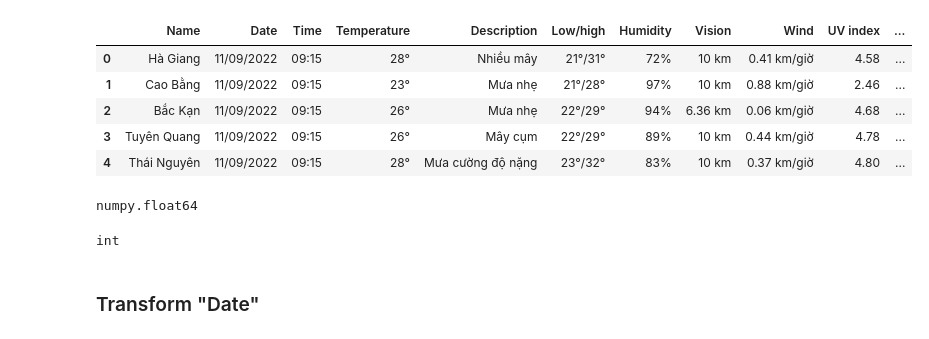
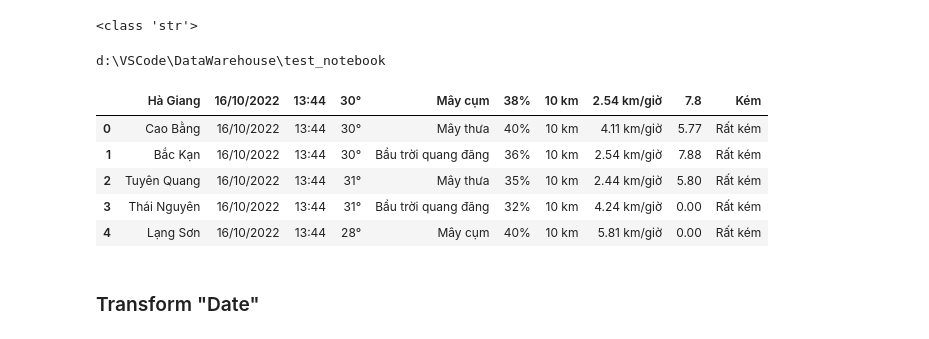
Before and after one commit to nguyenthanhnhan-st-961/2022_T4_Nhom3, a Jupyter notebook: test_notebook/test.ipynb, the cells around one changed output. Cells and saved outputs as stored; diff of their text form; code cells hidden in the pictures.

```diff
--- a/test.ipynb
+++ b/test_notebook/test.ipynb
@@ -4,22 +89,23 @@ from datetime import datetime, date, time
+# %%
+from datetime import datetime
+print(type(datetime.now().strftime('%Y-%m-%d')))
+# %% [output]
+<class 'str'>
+# %%
+import os
+print(os.getcwd())
+# %% [output]
+d:\VSCode\DataWarehouse\test_notebook
 # %%
-data = pd.read_csv('D:\VSCode\DataWarehouse\weather_data_extracted.csv')
+data = pd.read_csv('D:/VSCode/DataWarehouse/csvfile/extracted_data.csv')
 data.head()
 # %% [output]
-|  | Name | Date | Time | Temperature | Description | Low/high | Humidity | Vision | Wind | UV index | ... |
-| 0 | Hà Giang | 11/09/2022 | 09:15 | 28° | Nhiều mây | 21°/31° | 72% | 10 km | 0.41 km/giờ | 4.58 | ... |
-| 1 | Cao Bằng | 11/09/2022 | 09:15 | 23° | Mưa nhẹ | 21°/28° | 97% | 10 km | 0.88 km/giờ | 2.46 | ... |
-| 2 | Bắc Kạn | 11/09/2022 | 09:15 | 26° | Mưa nhẹ | 22°/29° | 94% | 6.36 km | 0.06 km/giờ | 4.68 | ... |
-| 3 | Tuyên Quang | 11/09/2022 | 09:15 | 26° | Mây cụm | 22°/29° | 89% | 10 km | 0.44 km/giờ | 4.78 | ... |
-| 4 | Thái Nguyên | 11/09/2022 | 09:15 | 28° | Mưa cường độ nặng | 23°/32° | 83% | 10 km | 0.37 km/giờ | 4.80 | ... |
+|  | Hà Giang | 16/10/2022 | 13:44 | 30° | Mây cụm | 38% | 10 km | 2.54 km/giờ | 7.8 | Kém |
+| 0 | Cao Bằng | 16/10/2022 | 13:44 | 30° | Mây thưa | 40% | 10 km | 4.11 km/giờ | 5.77 | Rất kém |
+| 1 | Bắc Kạn | 16/10/2022 | 13:44 | 30° | Bầu trời quang đãng | 36% | 10 km | 2.54 km/giờ | 7.88 | Rất kém |
+| 2 | Tuyên Quang | 16/10/2022 | 13:44 | 31° | Mây thưa | 35% | 10 km | 2.44 km/giờ | 5.80 | Rất kém |
+| 3 | Thái Nguyên | 16/10/2022 | 13:44 | 31° | Bầu trời quang đãng | 32% | 10 km | 4.24 km/giờ | 0.00 | Rất kém |
+| 4 | Lạng Sơn | 16/10/2022 | 13:44 | 28° | Mây cụm | 40% | 10 km | 5.81 km/giờ | 0.00 | Rất kém |
-# %%
-type(data['UV index'][0])
-# %% [output]
-numpy.float64
-# %%
-x=int('28°'.replace('°', ''))
-type(x)
-# %% [output]
-int
 # %% [markdown]
 ### Transform "Date"
 # %%
```
Also changed, not shown: parts of 11 cells of this notebook, 11 other files.
